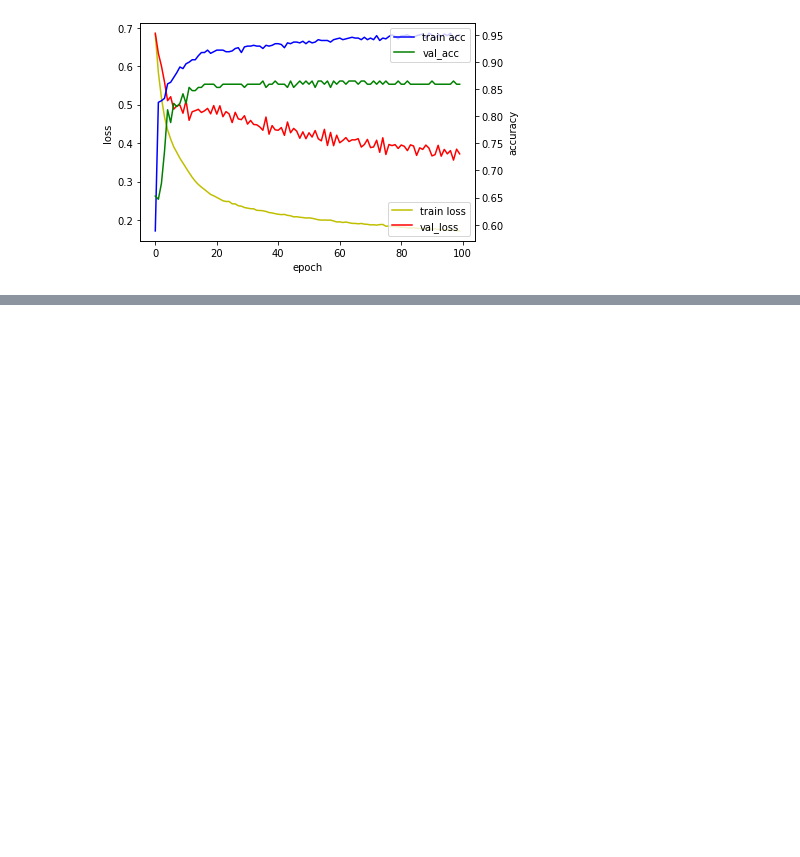
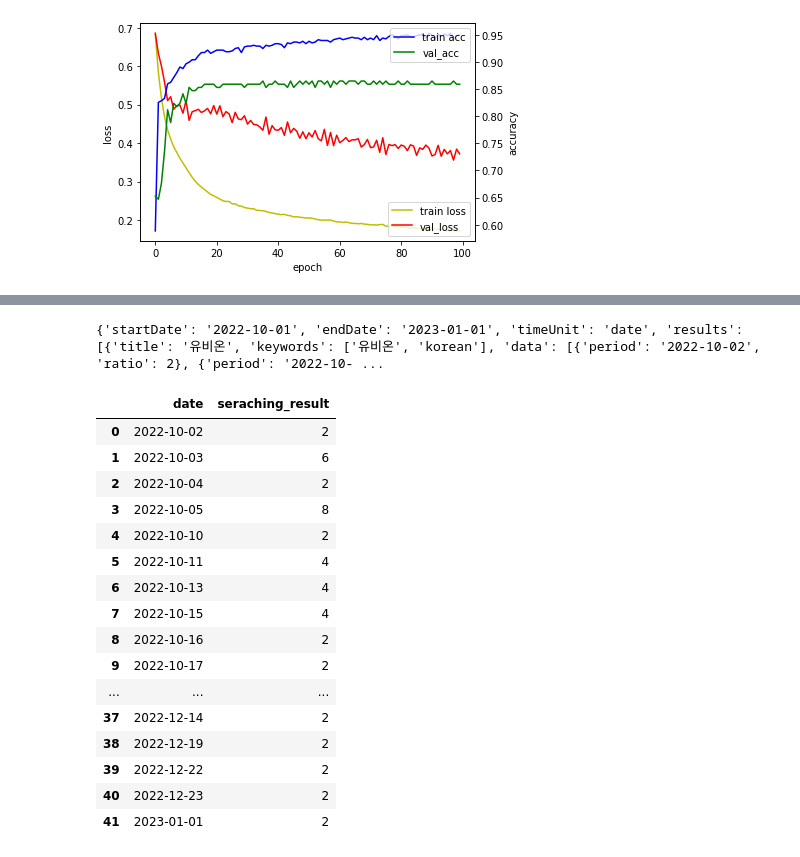
Before and after one commit to chajunhyeop/-, a Jupyter notebook: ubion5.ipynb, the cells around one changed output, grey strips where cells are left out. Drawn from its saved outputs; the diff is of its cells as text; code cells hidden in the pictures; blank space fills up the shorter version.

```diff
--- a/ubion5.ipynb
+++ b/ubion5.ipynb
@@ -326,0 +545,69 @@ test accuracy : 0.224
+# %%
+#URL 쓰기
+
+import pandas as pd
+import urllib.request
+import json
+
+
+client_id = "U6T2yf5vdHviz6u5luir"
+client_secret = "2lFmRI34fo"
+
+
+url = "https://openapi.naver.com/v1/datalab/search"
+body = "{\
+         \"startDate\":\"2022-10-01\",\
+         \"endDate\":\"2023-01-01\",\
+         \"timeUnit\":\"date\",\
+         \"keywordGroups\":[{\"groupName\":\"유비온\",\"keywords\":[\"유비온\",\"korean\"]},\
+                             {\"groupName\":\"영어\",\"keywords\":[\"영어\",\"english\"]}\
+                            ],\
+         \"device\":\"pc\",\
+         \"ages\":[\"1\",\"2\"],\
+         \"gender\":\"f\"\
+         }";
+
+request = urllib.request.Request(url)
+request.add_header("X-Naver-Client-Id",client_id)
+request.add_header("X-Naver-Client-Secret",client_secret)
+request.add_header("Content-Type","application/json")
+
+response = urllib.request.urlopen(request, data=body.encode("utf-8"))
+
+rescode = response.getcode()
+
+if(rescode==200):
+    response_body = response.read()
+    response_data = response_body.decode('utf-8')
+else:
+    print("Error Code:" + rescode)
+
+result = json.loads(response_data)
+
+print(result)
+
+date = [a['period'] for a in result['results'][0]['data']]
+ratio_data1 = [a['ratio'] for a in result['results'][0]['data']]
+ratio_data2 = [a['ratio'] for a in result['results'][1]['data']]
+
+pd.DataFrame({'date':date,
+        'seraching_result':ratio_data1})
+# %% [output]
+{'startDate': '2022-10-01', 'endDate': '2023-01-01', 'timeUnit': 'date', 'results': [{'title': '유비온', 'keywords': ['유비온', 'korean'], 'data': [{'period': '2022-10-02', 'ratio': 2}, {'period': '2022-10- ...
+|  | date | seraching_result |
+| 0 | 2022-10-02 | 2 |
+| 1 | 2022-10-03 | 6 |
+| 2 | 2022-10-04 | 2 |
+| 3 | 2022-10-05 | 8 |
+| 4 | 2022-10-10 | 2 |
+| 5 | 2022-10-11 | 4 |
+| 6 | 2022-10-13 | 4 |
+| 7 | 2022-10-15 | 4 |
+| 8 | 2022-10-16 | 2 |
+| 9 | 2022-10-17 | 2 |
+| ... | ... | ... |
+| 37 | 2022-12-14 | 2 |
+| 38 | 2022-12-19 | 2 |
+| 39 | 2022-12-22 | 2 |
+| 40 | 2022-12-23 | 2 |
+| 41 | 2023-01-01 | 2 |
```
Also changed, not shown: parts of 22 cells of this notebook.
